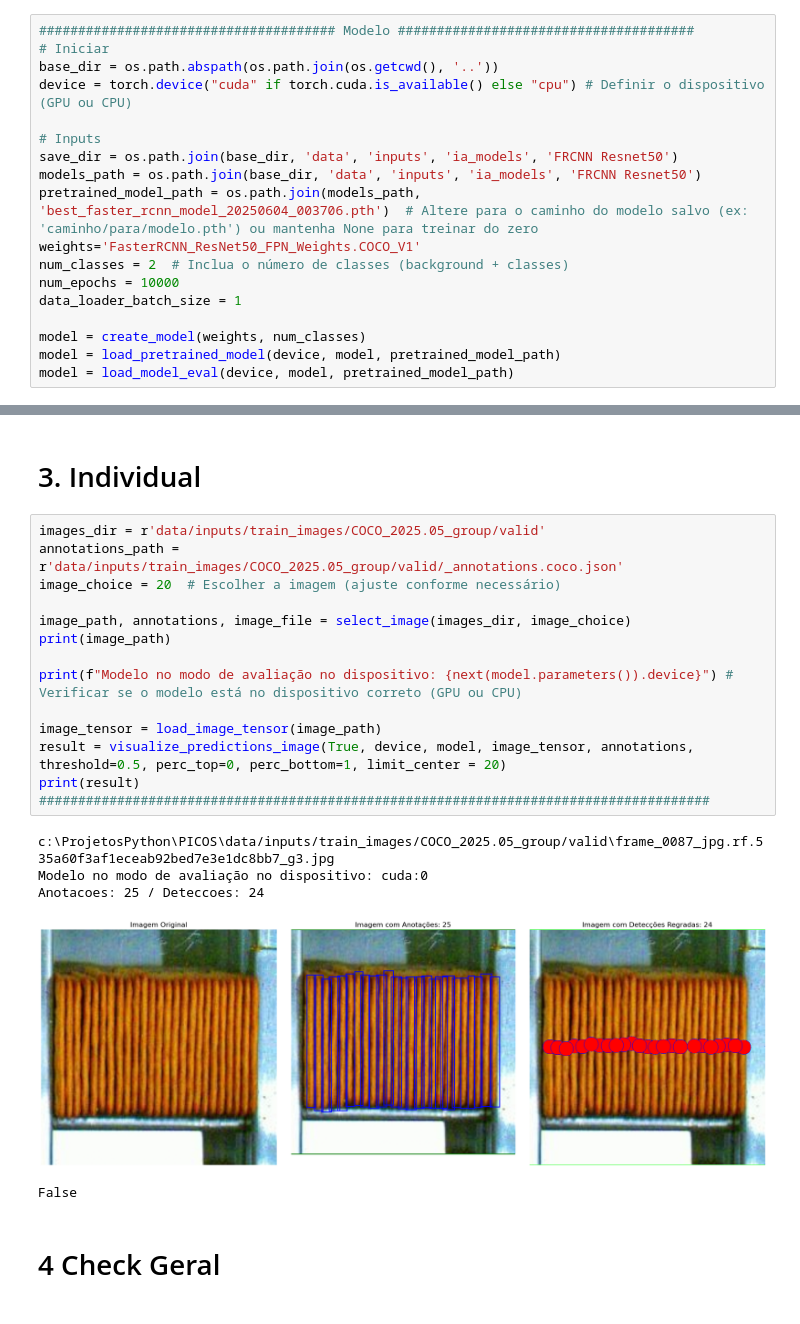
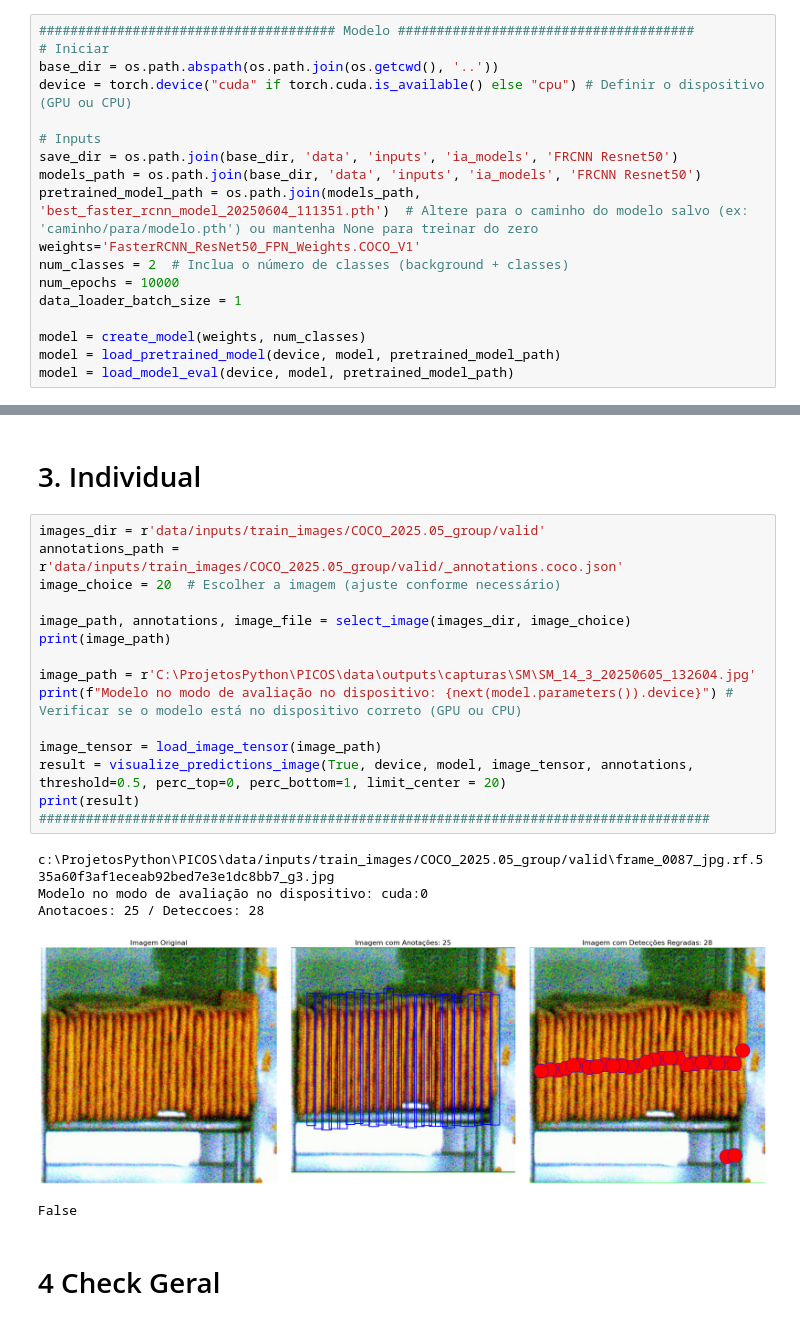
Before and after one commit to Gabriel-albuq/Picos_IPC, a Jupyter notebook: pipeline/02.config_rules zoom.ipynb, the cells around one changed output, grey strips where cells are left out. Cells and saved outputs as stored; diff of their text form.

```diff
--- a/pipeline/02.config_rules zoom.ipynb
+++ b/pipeline/02.config_rules zoom.ipynb
@@ -482,7 +482,7 @@ device = torch.device("cuda" if torch.cuda.is_available() else "cpu") # Definir
 # Inputs
 save_dir = os.path.join(base_dir, 'data', 'inputs', 'ia_models', 'FRCNN Resnet50')
 models_path = os.path.join(base_dir, 'data', 'inputs', 'ia_models', 'FRCNN Resnet50')
-pretrained_model_path = os.path.join(models_path, 'best_faster_rcnn_model_20250604_003706.pth')  # Altere para o caminho do modelo salvo (ex: 'caminho/para/modelo.pth') ou mantenha None para treinar do zero
+pretrained_model_path = os.path.join(models_path, 'best_faster_rcnn_model_20250604_111351.pth')  # Altere para o caminho do modelo salvo (ex: 'caminho/para/modelo.pth') ou mantenha None para treinar do zero
 weights='FasterRCNN_ResNet50_FPN_Weights.COCO_V1'
 num_classes = 2  # Inclua o número de classes (background + classes)
 num_epochs = 10000
@@ -498,22 +498,23 @@ Modelo carregado de: c:\ProjetosPython\PICOS\data\inputs\ia_models\FRCNN Resnet5
 # %%
 images_dir = r'data/inputs/train_images/COCO_2025.05_group/valid'
 annotations_path = r'data/inputs/train_images/COCO_2025.05_group/valid/_annotations.coco.json'
 image_choice = 20  # Escolher a imagem (ajuste conforme necessário)
 
 image_path, annotations, image_file = select_image(images_dir, image_choice)
 print(image_path)
 
+image_path = r'C:\ProjetosPython\PICOS\data\outputs\capturas\SM\SM_14_3_20250605_132604.jpg'
 print(f"Modelo no modo de avaliação no dispositivo: {next(model.parameters()).device}") # Verificar se o modelo está no dispositivo correto (GPU ou CPU)
 
 image_tensor = load_image_tensor(image_path)
 result = visualize_predictions_image(True, device, model, image_tensor, annotations, threshold=0.5, perc_top=0, perc_bottom=1, limit_center = 20)
 print(result)
 ######################################################################################
 # %% [output]
 c:\ProjetosPython\PICOS\data/inputs/train_images/COCO_2025.05_group/valid\frame_0087_jpg.rf.535a60f3af1eceab92bed7e3e1dc8bb7_g3.jpg
 Modelo no modo de avaliação no dispositivo: cuda:0
-Anotacoes: 25 / Deteccoes: 24
+Anotacoes: 25 / Deteccoes: 28
-[figure, old version]
+[figure, new version]
 False
 # %% [markdown]
 # 4 Check Geral
```
Also changed, not shown: parts of 1 cell of this notebook, 10 other files.
